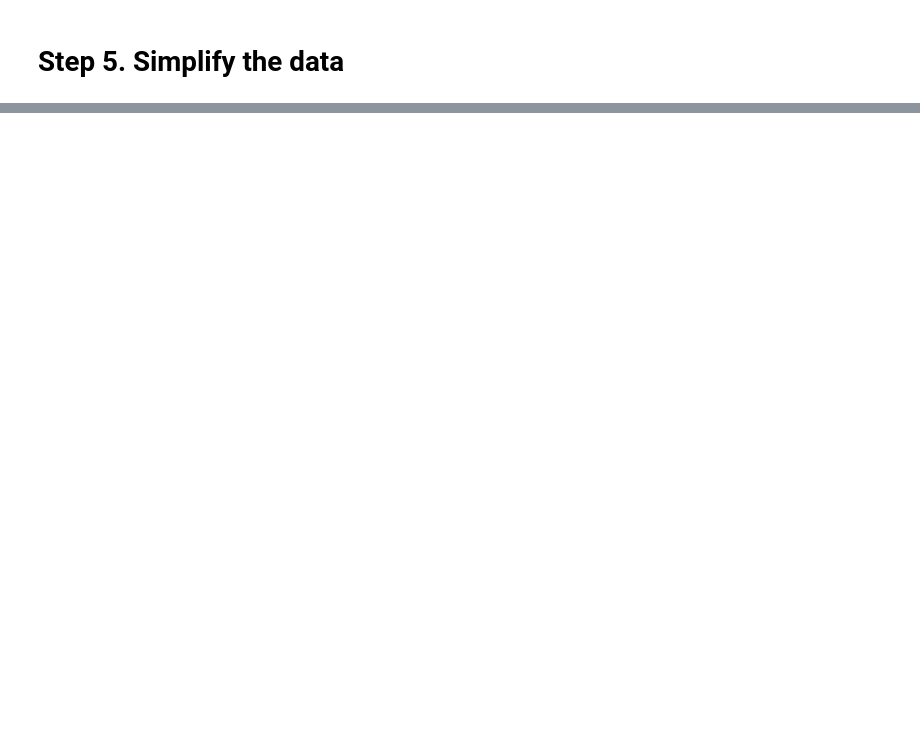
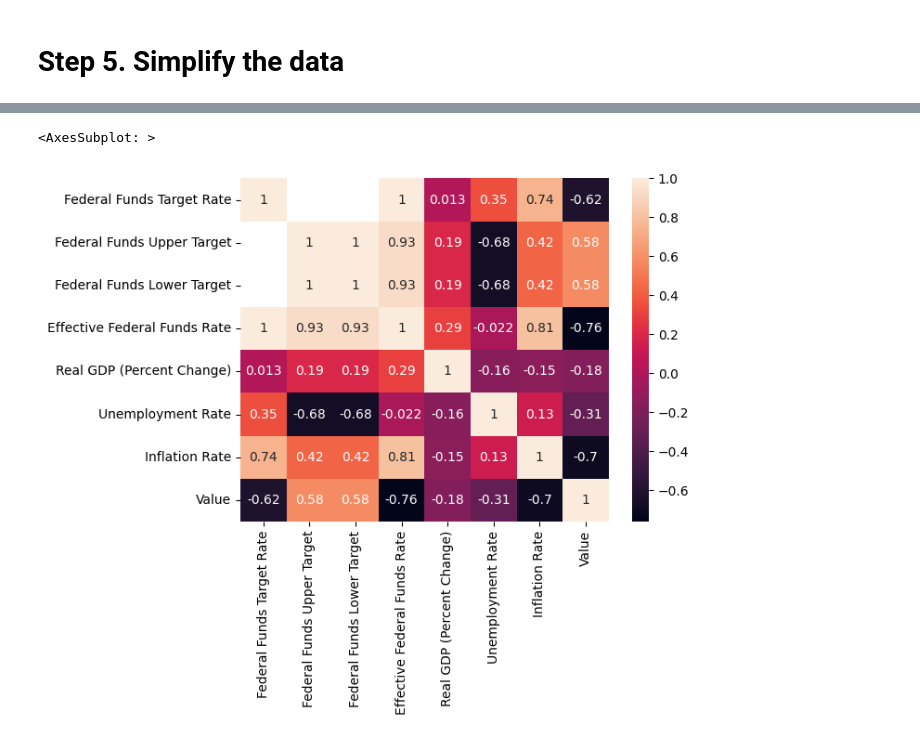
Before and after one commit to dwk601/Google-Capstone, a Jupyter notebook: main.ipynb, the cells around one changed output, grey strips where cells are left out. Saved outputs shown, nothing was run; the diff lists cells and outputs as text; code cells hidden in the pictures; blank space fills up the shorter version.

```diff
--- a/main.ipynb
+++ b/main.ipynb
@@ -158,0 +201,8 @@ See the caveats in the documentation: https://pandas.pydata.org/pandas-docs/stab
+# %%
+sp_merged_data = pd.merge(rate_data, sp_data, on='Date')
+nas_merged_data = pd.merge(rate_data, nas_data, on='Date')
+dow_merged_data = pd.merge(rate_data, dow_data, on='Date')
+# %%
+sp_corr = sp_merged_data.corr()
+nas_corr = nas_merged_data.corr()
+dow_corr = dow_merged_data.corr()
@@ -158,0 +229,5 @@ See the caveats in the documentation: https://pandas.pydata.org/pandas-docs/stab
+# %%
+sns.heatmap(sp_corr, annot=True)
+# %% [output]
+<AxesSubplot: >
+[figure, added]
```
Also changed, not shown: parts of 10 cells of this notebook.
